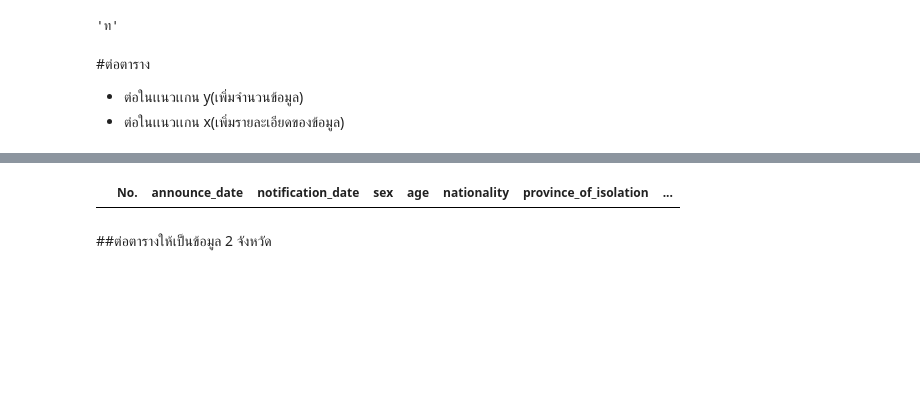
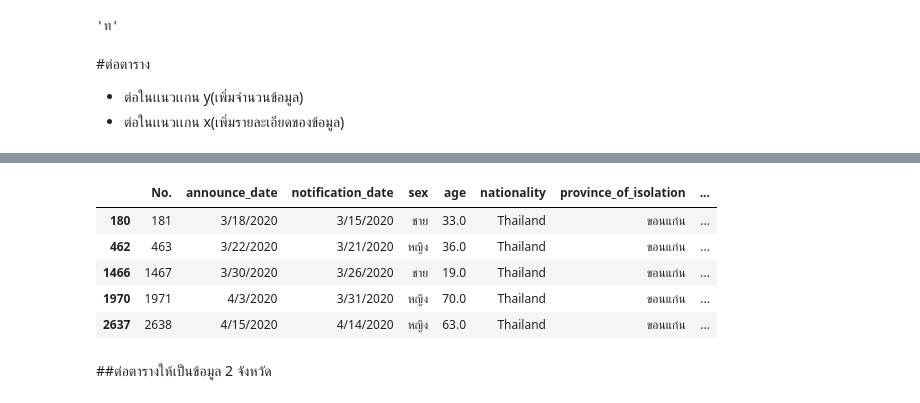
Before and after one commit to Chanunchida-May/data_viz_2022, a Jupyter notebook: Pandas102.ipynb, the cells around one changed output, grey strips where cells are left out. Saved outputs shown, nothing was run; the diff lists cells and outputs as text; code cells hidden in the pictures; blank space fills up the shorter version.

```diff
--- a/Pandas102.ipynb
+++ b/Pandas102.ipynb
@@ -14,0 +13,3 @@ data_df = pd.read_csv(covid_file_path)
+# %%
+data_file_path = os.path.join(path,'pm-20-jan-2021.csv')
+data_df = pd.read_csv(data_file_path)
@@ -83,8 +98,13 @@ SyntaxError: ignored
 # %%
-KKC = data_df[data_df['province_of_onset']=='ขอนเเก่น']
+KKC = data_df[data_df['province_of_onset']=='ขอนแก่น']
 KKC.head()
 # %% [output]
 |  | No. | announce_date | notification_date | sex | age | nationality | province_of_isolation | ... |
+| 180 | 181 | 3/18/2020 | 3/15/2020 | ชาย | 33.0 | Thailand | ขอนแก่น | ... |
+| 462 | 463 | 3/22/2020 | 3/21/2020 | หญิง | 36.0 | Thailand | ขอนแก่น | ... |
+| 1466 | 1467 | 3/30/2020 | 3/26/2020 | ชาย | 19.0 | Thailand | ขอนแก่น | ... |
+| 1970 | 1971 | 4/3/2020 | 3/31/2020 | หญิง | 70.0 | Thailand | ขอนแก่น | ... |
+| 2637 | 2638 | 4/15/2020 | 4/14/2020 | หญิง | 63.0 | Thailand | ขอนแก่น | ... |
 # %% [markdown]
 ##ต่อตารางให้เป็นข้อมูล 2 จังหวัด
 # %%
```
Also changed, not shown: parts of 28 cells of this notebook.
